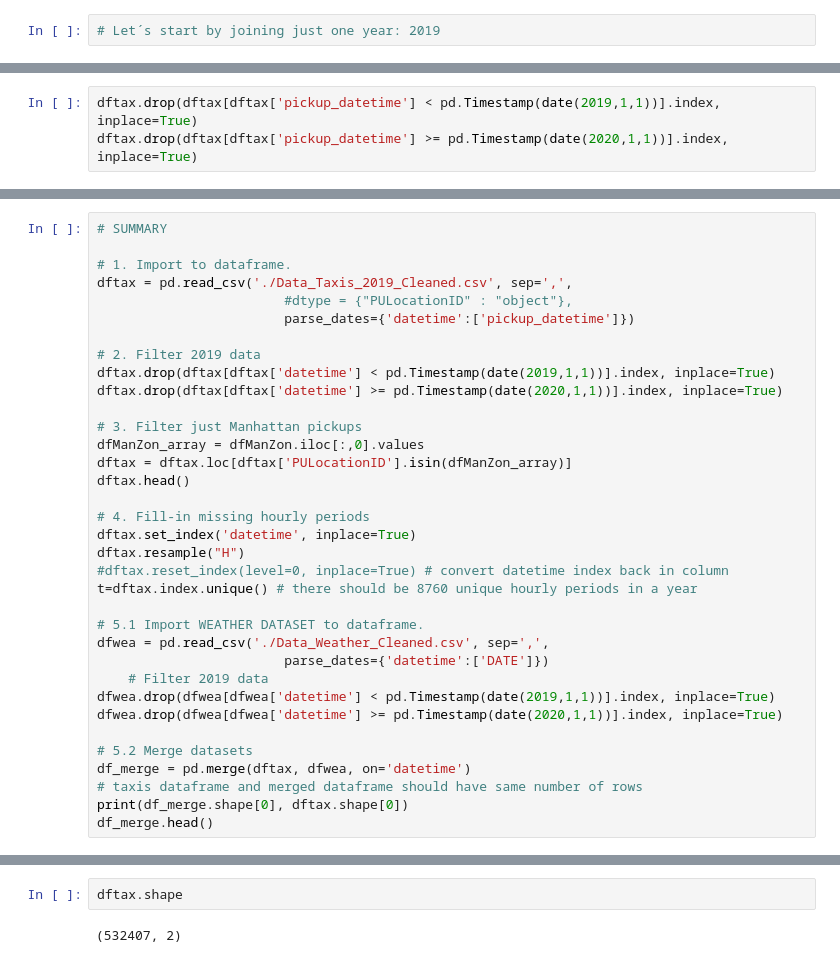
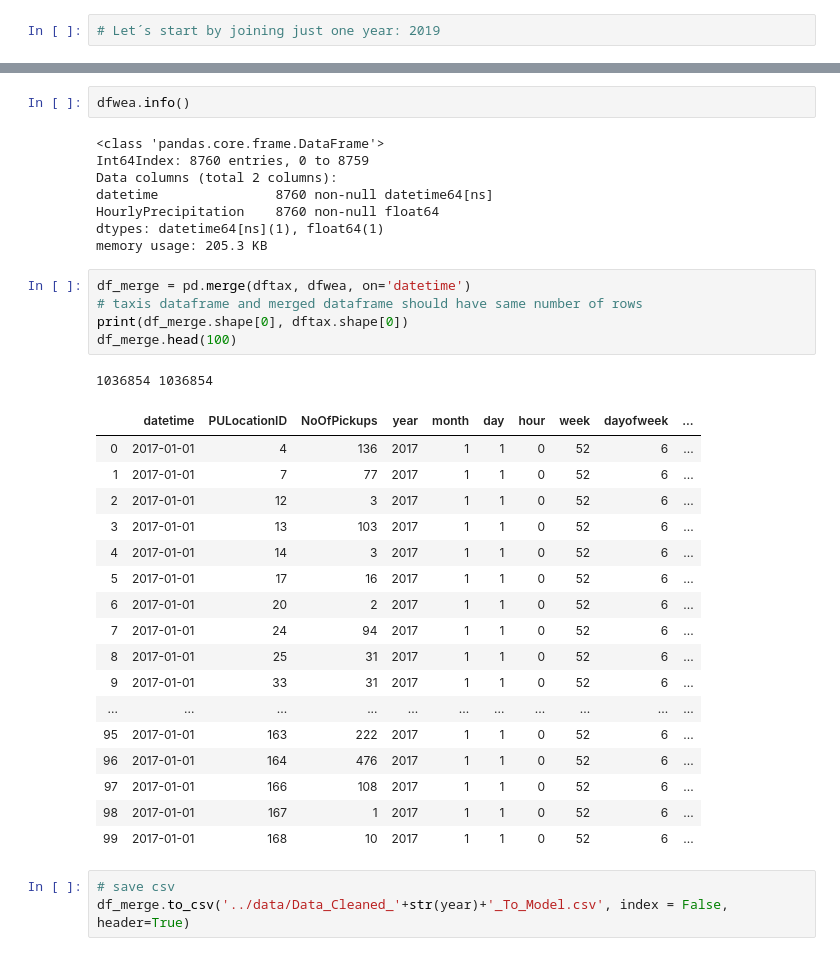
Before and after one commit to angelrps/MasterDataScience_FinalProject, a Jupyter notebook: notebooks/Data_Join_Taxis_Weather.ipynb, the cells around one changed output, grey strips where cells are left out. Saved outputs shown, nothing was run; the diff lists cells and outputs as text.

Commit message:
data join updated

```diff
--- a/notebooks/Data_Join_Taxis_Weather.ipynb
+++ b/notebooks/Data_Join_Taxis_Weather.ipynb
@@ -73,3 +109,0 @@ dftax.shape
-# %%
-dftax.drop(dftax[dftax['pickup_datetime'] < pd.Timestamp(date(2019,1,1))].index, inplace=True)
-dftax.drop(dftax[dftax['pickup_datetime'] >= pd.Timestamp(date(2020,1,1))].index, inplace=True)
@@ -275,35 +109,0 @@ dftax.head(100)
-# %%
-# SUMMARY
-
-# 1. Import to dataframe.
-dftax = pd.read_csv('./Data_Taxis_2019_Cleaned.csv', sep=',',
-                        #dtype = {"PULocationID" : "object"},
-                        parse_dates={'datetime':['pickup_datetime']})
-
-# 2. Filter 2019 data
-dftax.drop(dftax[dftax['datetime'] < pd.Timestamp(date(2019,1,1))].index, inplace=True)
-dftax.drop(dftax[dftax['datetime'] >= pd.Timestamp(date(2020,1,1))].index, inplace=True)
-
-# 3. Filter just Manhattan pickups
-dfManZon_array = dfManZon.iloc[:,0].values
-dftax = dftax.loc[dftax['PULocationID'].isin(dfManZon_array)]
-dftax.head()
-
-# 4. Fill-in missing hourly periods
-dftax.set_index('datetime', inplace=True)
-dftax.resample("H")
-#dftax.reset_index(level=0, inplace=True) # convert datetime index back in column
-t=dftax.index.unique() # there should be 8760 unique hourly periods in a year
-
-# 5.1 Import WEATHER DATASET to dataframe.
-dfwea = pd.read_csv('./Data_Weather_Cleaned.csv', sep=',',
-                        parse_dates={'datetime':['DATE']})
-    # Filter 2019 data
-dfwea.drop(dfwea[dfwea['datetime'] < pd.Timestamp(date(2019,1,1))].index, inplace=True)
-dfwea.drop(dfwea[dfwea['datetime'] >= pd.Timestamp(date(2020,1,1))].index, inplace=True)
-
-# 5.2 Merge datasets
-df_merge = pd.merge(dftax, dfwea, on='datetime')
-# taxis dataframe and merged dataframe should have same number of rows
-print(df_merge.shape[0], dftax.shape[0])
-df_merge.head()
@@ -328,4 +110,37 @@ df_merge_col.head()
-# %%
-dftax.shape
-# %% [output]
-(532407, 2)
+# %%
+dfwea.info()
+# %% [output]
+<class 'pandas.core.frame.DataFrame'>
+Int64Index: 8760 entries, 0 to 8759
+Data columns (total 2 columns):
+datetime               8760 non-null datetime64[ns]
+HourlyPrecipitation    8760 non-null float64
+dtypes: datetime64[ns](1), float64(1)
+memory usage: 205.3 KB
+# %%
+df_merge = pd.merge(dftax, dfwea, on='datetime')
+# taxis dataframe and merged dataframe should have same number of rows
+print(df_merge.shape[0], dftax.shape[0])
+df_merge.head(100)
+# %% [output]
+1036854 1036854
+|  | datetime | PULocationID | NoOfPickups | year | month | day | hour | week | dayofweek | ... |
+| 0 | 2017-01-01 | 4 | 136 | 2017 | 1 | 1 | 0 | 52 | 6 | ... |
+| 1 | 2017-01-01 | 7 | 77 | 2017 | 1 | 1 | 0 | 52 | 6 | ... |
+| 2 | 2017-01-01 | 12 | 3 | 2017 | 1 | 1 | 0 | 52 | 6 | ... |
+| 3 | 2017-01-01 | 13 | 103 | 2017 | 1 | 1 | 0 | 52 | 6 | ... |
+| 4 | 2017-01-01 | 14 | 3 | 2017 | 1 | 1 | 0 | 52 | 6 | ... |
+| 5 | 2017-01-01 | 17 | 16 | 2017 | 1 | 1 | 0 | 52 | 6 | ... |
+| 6 | 2017-01-01 | 20 | 2 | 2017 | 1 | 1 | 0 | 52 | 6 | ... |
+| 7 | 2017-01-01 | 24 | 94 | 2017 | 1 | 1 | 0 | 52 | 6 | ... |
+| 8 | 2017-01-01 | 25 | 31 | 2017 | 1 | 1 | 0 | 52 | 6 | ... |
+| 9 | 2017-01-01 | 33 | 31 | 2017 | 1 | 1 | 0 | 52 | 6 | ... |
+| ... | ... | ... | ... | ... | ... | ... | ... | ... | ... | ... |
+| 95 | 2017-01-01 | 163 | 222 | 2017 | 1 | 1 | 0 | 52 | 6 | ... |
+| 96 | 2017-01-01 | 164 | 476 | 2017 | 1 | 1 | 0 | 52 | 6 | ... |
+| 97 | 2017-01-01 | 166 | 108 | 2017 | 1 | 1 | 0 | 52 | 6 | ... |
+| 98 | 2017-01-01 | 167 | 1 | 2017 | 1 | 1 | 0 | 52 | 6 | ... |
+| 99 | 2017-01-01 | 168 | 10 | 2017 | 1 | 1 | 0 | 52 | 6 | ... |
+# %%
+# save csv
+df_merge.to_csv('../data/Data_Cleaned_'+str(year)+'_To_Model.csv', index = False, header=True)
```
Also changed, not shown: parts of 36 cells of this notebook.
